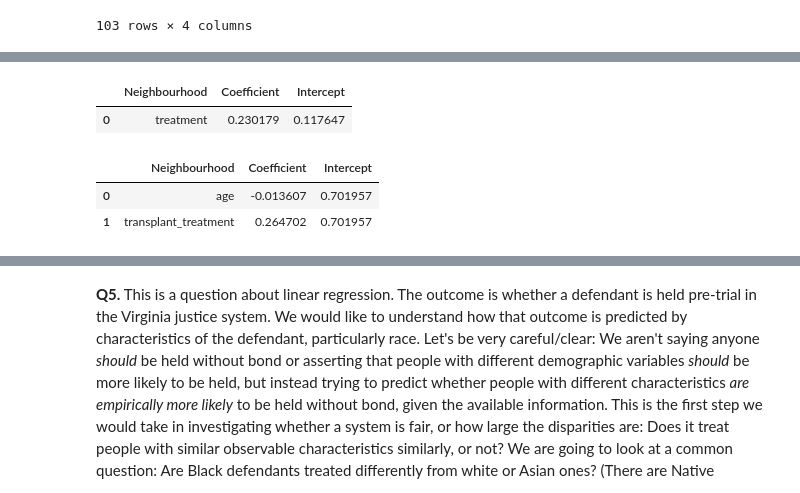
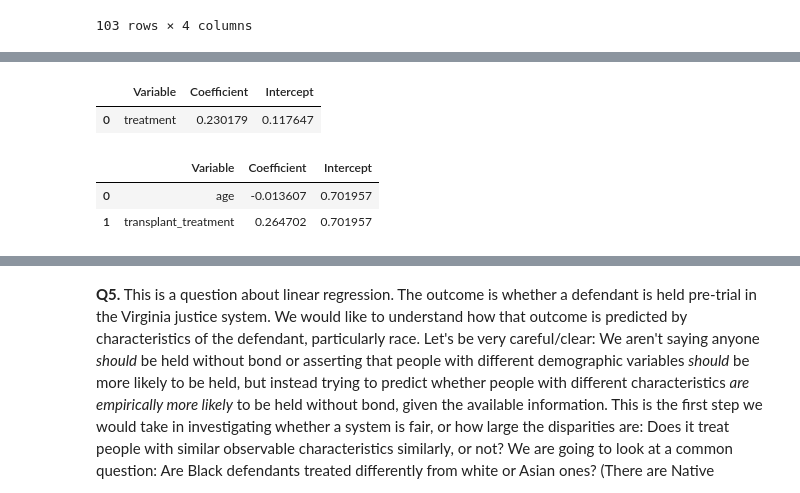
Before and after one commit to jac7az/linearModels, a Jupyter notebook: assignment/assignment.ipynb, the cells around one changed output, grey strips where cells are left out. Saved outputs shown, nothing was run; the diff lists cells and outputs as text; code cells hidden in the pictures.

```diff
--- a/assignment/assignment.ipynb
+++ b/assignment/assignment.ipynb
@@ -258,22 +259,22 @@ dtype: float64
 # %%
 yheart=heart['y']
 xheart=pd.get_dummies(heart['transplant'],dtype='int',drop_first=True)
 hreg=LinearRegression(fit_intercept=True).fit(xheart,yheart)
-pd.DataFrame({"Neighbourhood":hreg.feature_names_in_,'Coefficient':hreg.coef_,"Intercept":hreg.intercept_})
+pd.DataFrame({"Variable":hreg.feature_names_in_,'Coefficient':hreg.coef_,"Intercept":hreg.intercept_})
 
 #The intercept matches the survival rate proportions from the previous question for control.
 #The coefficient is the difference calculated from the previous question. Control has a higher death rate than treatment.
 # %% [output]
-|  | Neighbourhood | Coefficient | Intercept |
+|  | Variable | Coefficient | Intercept |
 | 0 | treatment | 0.230179 | 0.117647 |
 # %%
 xheart2=pd.get_dummies(heart[['transplant','age']],dtype='int',drop_first=True)
 hreg=LinearRegression(fit_intercept=True).fit(xheart2,yheart)
-pd.DataFrame({"Neighbourhood":hreg.feature_names_in_,'Coefficient':hreg.coef_,"Intercept":hreg.intercept_})
+pd.DataFrame({"Variable":hreg.feature_names_in_,'Coefficient':hreg.coef_,"Intercept":hreg.intercept_})
 #Intercept is control group. Intercept increases by about 0.6 and coefficient for treatment increases by about 0.03.
   #Negative coefficient for age suggests that there are indeed lower survival rates.
 # %% [output]
-|  | Neighbourhood | Coefficient | Intercept |
+|  | Variable | Coefficient | Intercept |
 | 0 | age | -0.013607 | 0.701957 |
 | 1 | transplant_treatment | 0.264702 | 0.701957 |
 # %%
```
Also changed, not shown: parts of 4 cells of this notebook.
